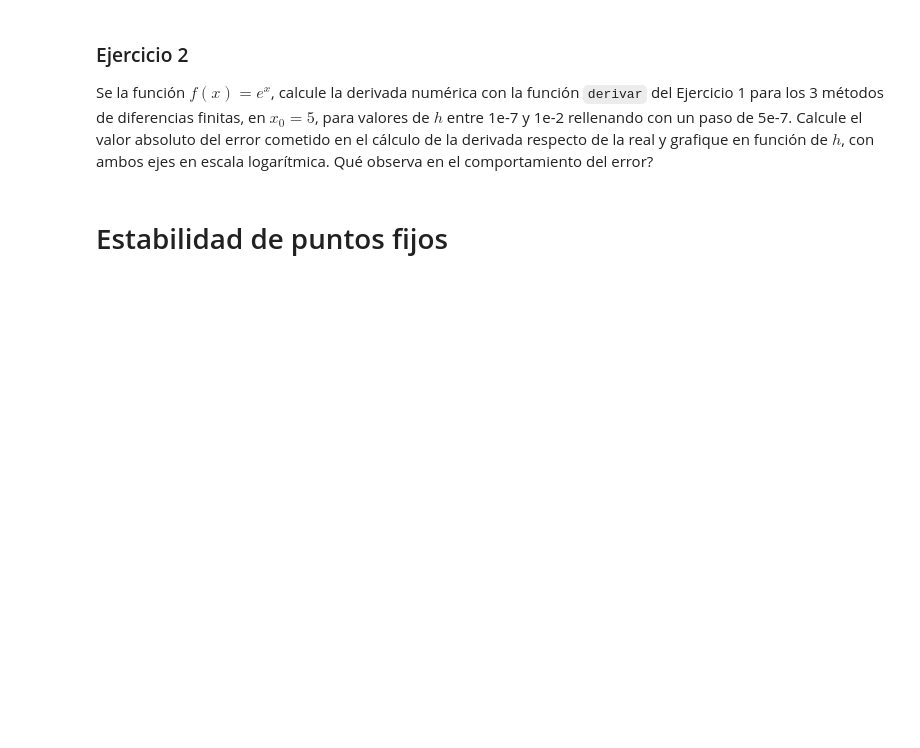
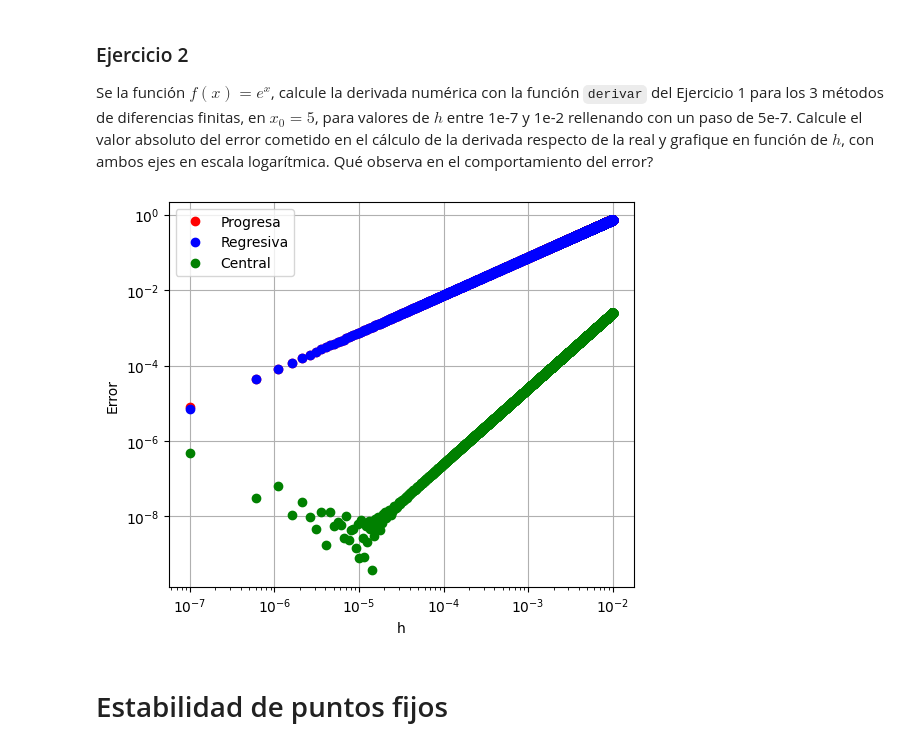
Before and after one commit to HBocaccio/NumLabIMC, a Jupyter notebook: Colabs/nb02_Derivacion.ipynb, the cells around one changed output. Drawn from its saved outputs; the diff is of its cells as text; code cells hidden in the pictures; blank space fills up the shorter version.

```diff
--- a/Colabs/nb02_Derivacion.ipynb
+++ b/Colabs/nb02_Derivacion.ipynb
@@ -75,3 +73,21 @@ import scipy as sp
+# %%
+# # # COMPLETAR
+def central(f, x, h=0.01):
+    return (f(x+h) - f(x-h))/(2*h)
+
+def forward(f, x, h=0.01):
+    return (f(x+h) - f(x))/h
+
+def backward(f, x, h=0.01):
+    return (f(x) - f(x-h))/h
+
+def derivar(f, x0, method="central", h=0.01):
+    if method == "central":
+        return central(f, x0, h)
+    elif method == "forward":
+        return forward(f, x0, h)
+    elif method == "backward":
+        return backward(f, x0, h)
 # %% [markdown]
 Probemos nuestra función con algunas funciones simples. Por ejemplo, sabemos que
 
@@ -194,3 +216,25 @@ hs = np.arange(1e-7, 1e-2, 5e-7)
+# %%
+# # # COMPLETAR
+derivada_progresiva = np.array([forward(f, x0, h) for h in hs])
+derivada_regresiva = np.array([backward(f, x0, h) for h in hs])
+derivada_central = np.array([central(f, x0, h) for h in hs])
+derivada_analitica = fprima(x0)
+
+error_progresa = np.abs(derivada_progresiva - derivada_analitica)
+error_regresiva = np.abs(derivada_regresiva - derivada_analitica)
+error_central = np.abs(derivada_central - derivada_analitica)
+
+plt.figure(figsize=(6,5))
+plt.loglog(hs, error_progresa, 'ro', label='Progresa')
+plt.loglog(hs, error_regresiva, 'bo', label='Regresiva')
+plt.loglog(hs, error_central, 'go', label='Central')
+plt.xlabel('h')
+plt.ylabel('Error')
+plt.legend()
+plt.grid(True)
+plt.show()
+# %% [output]
+[figure, added]
 # %% [markdown]
 # Estabilidad de puntos fijos
 # %% [markdown]
```
Also changed, not shown: parts of 35 cells of this notebook, 1 other file.
